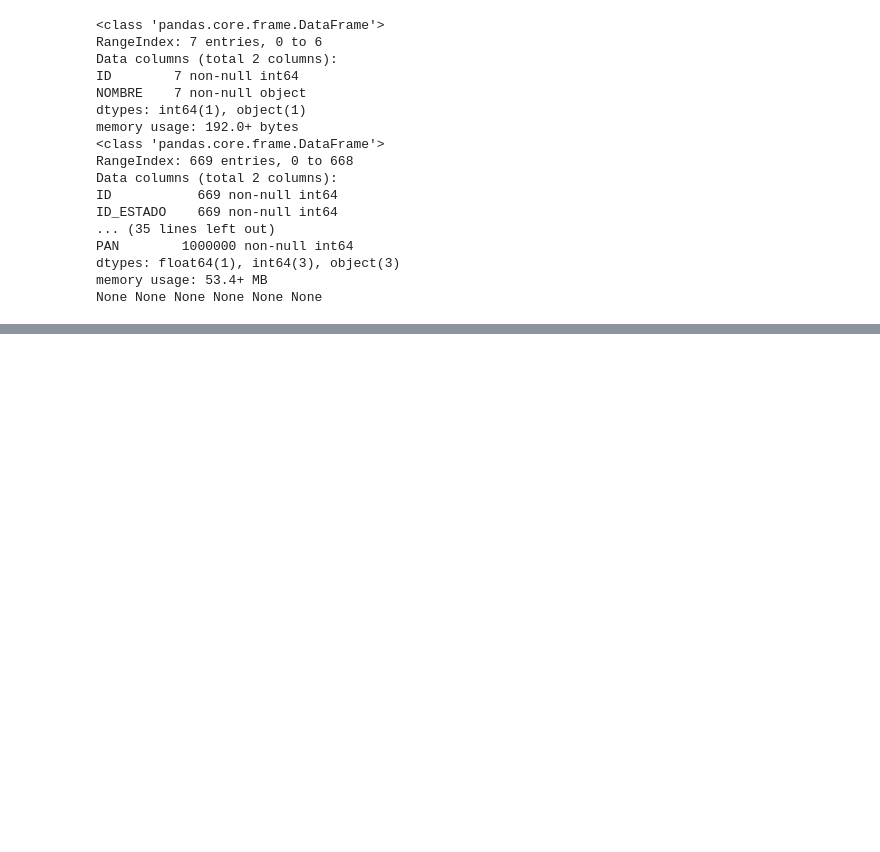
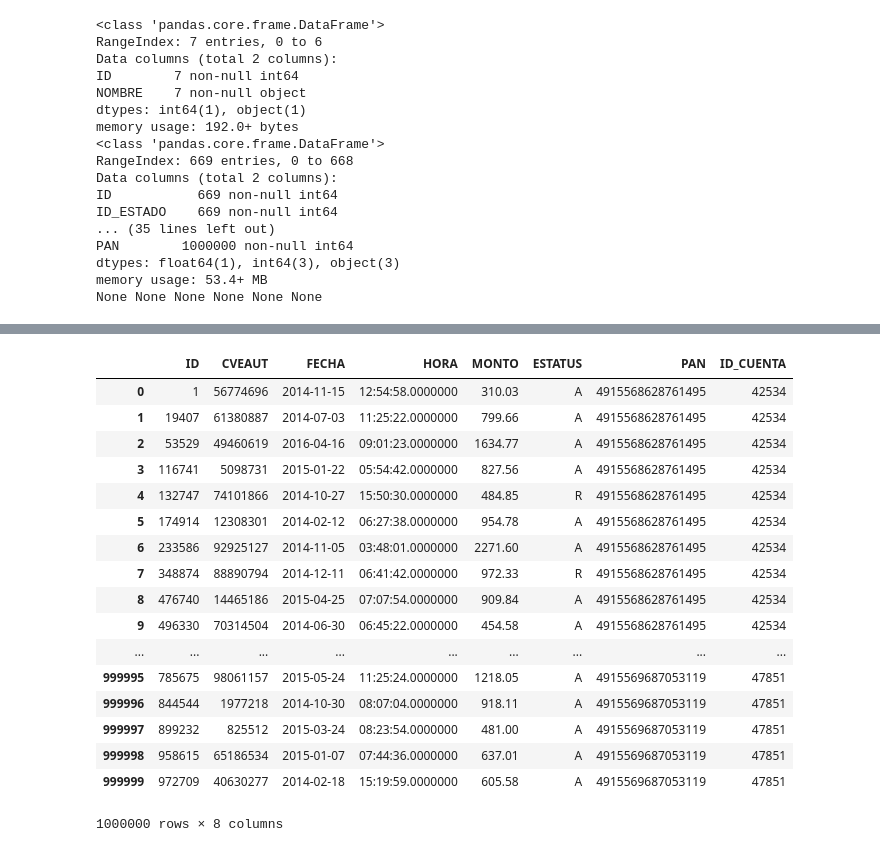
Before and after one commit to flipfudali002/TSC-Equipo-4-, a Jupyter notebook: Tarea Relacion de Sucursales .ipynb, the cells around one changed output, grey strips where cells are left out. Cells and saved outputs as stored; diff of their text form; code cells hidden in the pictures; blank space fills up the shorter version.

```diff
--- a/Tarea Relacion de Sucursales .ipynb
+++ b/Tarea Relacion de Sucursales .ipynb
@@ -142,0 +204,24 @@ None None None None None None
+# %%
+transaccion = pd.read_csv('transaccion.txt', sep='|')
+plastico = pd.read_csv('plastico.txt', sep='|')
+pan = pd.merge(transaccion, plastico, on='PAN')
+pan
+# %% [output]
+|  | ID | CVEAUT | FECHA | HORA | MONTO | ESTATUS | PAN | ID_CUENTA |
+| 0 | 1 | 56774696 | 2014-11-15 | 12:54:58.0000000 | 310.03 | A | 4915568628761495 | 42534 |
+| 1 | 19407 | 61380887 | 2014-07-03 | 11:25:22.0000000 | 799.66 | A | 4915568628761495 | 42534 |
+| 2 | 53529 | 49460619 | 2016-04-16 | 09:01:23.0000000 | 1634.77 | A | 4915568628761495 | 42534 |
+| 3 | 116741 | 5098731 | 2015-01-22 | 05:54:42.0000000 | 827.56 | A | 4915568628761495 | 42534 |
+| 4 | 132747 | 74101866 | 2014-10-27 | 15:50:30.0000000 | 484.85 | R | 4915568628761495 | 42534 |
+| 5 | 174914 | 12308301 | 2014-02-12 | 06:27:38.0000000 | 954.78 | A | 4915568628761495 | 42534 |
+| 6 | 233586 | 92925127 | 2014-11-05 | 03:48:01.0000000 | 2271.60 | A | 4915568628761495 | 42534 |
+| 7 | 348874 | 88890794 | 2014-12-11 | 06:41:42.0000000 | 972.33 | R | 4915568628761495 | 42534 |
+| 8 | 476740 | 14465186 | 2015-04-25 | 07:07:54.0000000 | 909.84 | A | 4915568628761495 | 42534 |
+| 9 | 496330 | 70314504 | 2014-06-30 | 06:45:22.0000000 | 454.58 | A | 4915568628761495 | 42534 |
+| ... | ... | ... | ... | ... | ... | ... | ... | ... |
+| 999995 | 785675 | 98061157 | 2015-05-24 | 11:25:24.0000000 | 1218.05 | A | 4915569687053119 | 47851 |
+| 999996 | 844544 | 1977218 | 2014-10-30 | 08:07:04.0000000 | 918.11 | A | 4915569687053119 | 47851 |
+| 999997 | 899232 | 825512 | 2015-03-24 | 08:23:54.0000000 | 481.00 | A | 4915569687053119 | 47851 |
+| 999998 | 958615 | 65186534 | 2015-01-07 | 07:44:36.0000000 | 637.01 | A | 4915569687053119 | 47851 |
+| 999999 | 972709 | 40630277 | 2014-02-18 | 15:19:59.0000000 | 605.58 | A | 4915569687053119 | 47851 |
+1000000 rows × 8 columns
```
Also changed, not shown: parts of 11 cells of this notebook.
